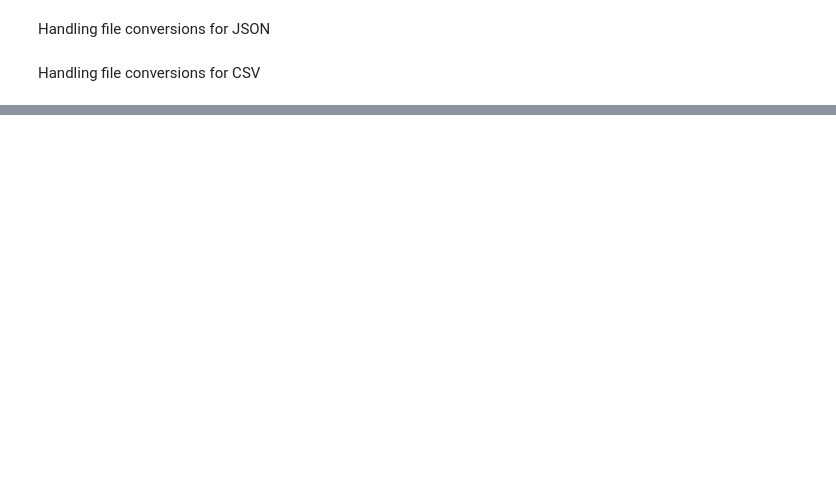
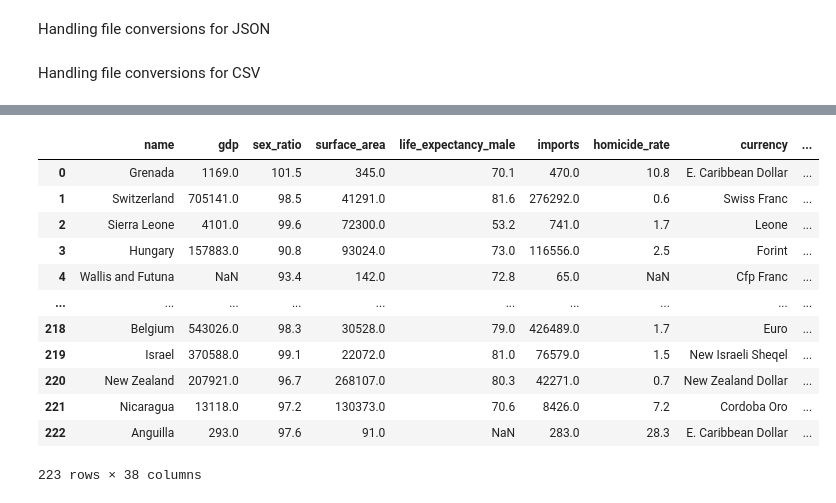
Before and after one commit to McMeans/ds2002_project1, a Jupyter notebook: project.ipynb, the cells around one changed output, grey strips where cells are left out. Cells and saved outputs as stored; diff of their text form; code cells hidden in the pictures; blank space fills up the shorter version.

```diff
--- a/project.ipynb
+++ b/project.ipynb
@@ -75,0 +164,4 @@ def convert_from_csv(csv_file_path, result_type):
+# %%
+# create a list to track all data, as well as those countries that couldn't be process
+api_data = []
+error_countries = []
@@ -75,0 +212,28 @@ def convert_from_csv(csv_file_path, result_type):
+# %%
+# turn api data into a df
+if not api_data:
+    # read from csv to reduce api calls
+    api_df = pd.read_csv('api_data.csv')
+else:
+    api_df = pd.DataFrame(api_data)
+
+# take 'name' variable from currency dict
+api_df['currency'] = api_df['currency'].apply(lambda x: x['name'] if isinstance(x, dict) else x)
+
+# bring name to the first column
+api_df = api_df[['name'] + [col for col in api_df.columns if col != 'name']]
+api_df
+# %% [output]
+|  | name | gdp | sex_ratio | surface_area | life_expectancy_male | imports | homicide_rate | currency | ... |
+| 0 | Grenada | 1169.0 | 101.5 | 345.0 | 70.1 | 470.0 | 10.8 | E. Caribbean Dollar | ... |
+| 1 | Switzerland | 705141.0 | 98.5 | 41291.0 | 81.6 | 276292.0 | 0.6 | Swiss Franc | ... |
+| 2 | Sierra Leone | 4101.0 | 99.6 | 72300.0 | 53.2 | 741.0 | 1.7 | Leone | ... |
+| 3 | Hungary | 157883.0 | 90.8 | 93024.0 | 73.0 | 116556.0 | 2.5 | Forint | ... |
+| 4 | Wallis and Futuna | NaN | 93.4 | 142.0 | 72.8 | 65.0 | NaN | Cfp Franc | ... |
+| ... | ... | ... | ... | ... | ... | ... | ... | ... | ... |
+| 218 | Belgium | 543026.0 | 98.3 | 30528.0 | 79.0 | 426489.0 | 1.7 | Euro | ... |
+| 219 | Israel | 370588.0 | 99.1 | 22072.0 | 81.0 | 76579.0 | 1.5 | New Israeli Sheqel | ... |
+| 220 | New Zealand | 207921.0 | 96.7 | 268107.0 | 80.3 | 42271.0 | 0.7 | New Zealand Dollar | ... |
+| 221 | Nicaragua | 13118.0 | 97.2 | 130373.0 | 70.6 | 8426.0 | 7.2 | Cordoba Oro | ... |
+| 222 | Anguilla | 293.0 | 97.6 | 91.0 | NaN | 283.0 | 28.3 | E. Caribbean Dollar | ... |
+223 rows × 38 columns
```
Also changed, not shown: parts of 27 cells of this notebook, 2 other files.
